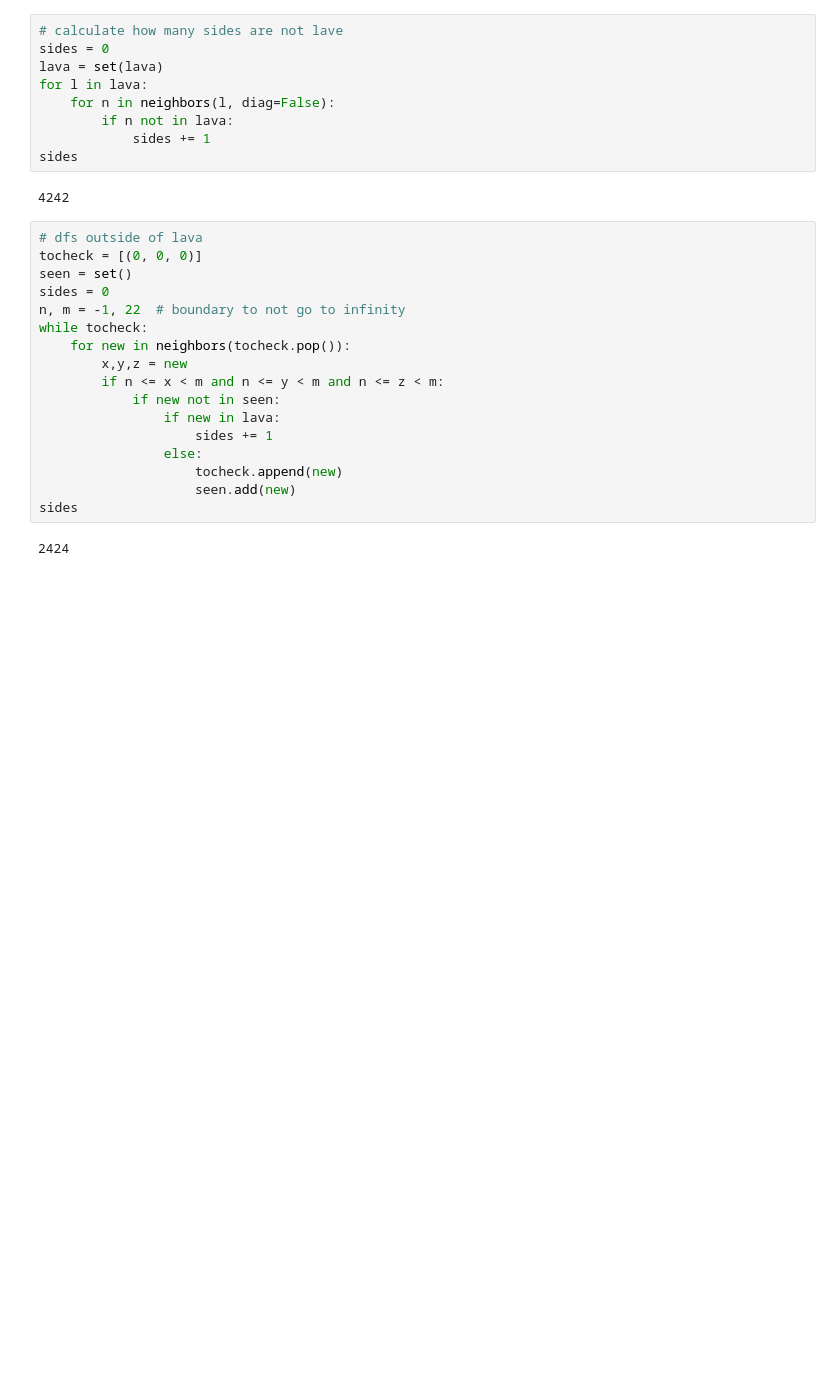
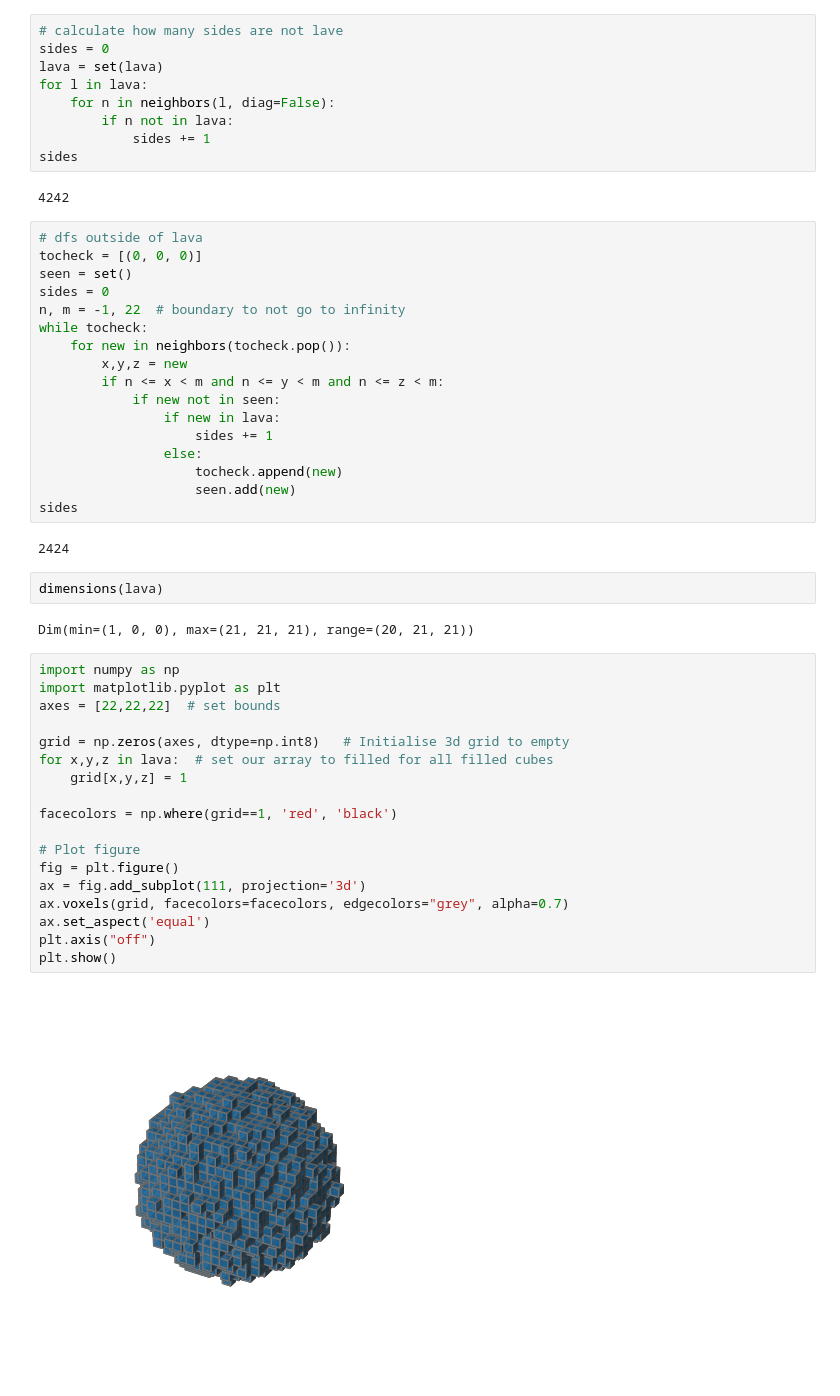
Before and after one commit to jvanelteren/advent_of_code, a Jupyter notebook: advent_of_code_2022/day 18 Boiling Boulders/solution.ipynb, the cells around one changed output. Saved outputs shown, nothing was run; the diff lists cells and outputs as text; blank space fills up the shorter version.

Commit message:
3d viz of lava

```diff
--- a/advent_of_code_2022/day 18 Boiling Boulders/solution.ipynb
+++ b/advent_of_code_2022/day 18 Boiling Boulders/solution.ipynb
@@ -38,3 +38,27 @@ while tocheck:
 sides
 # %% [output]
 2424
+# %%
+dimensions(lava)
+# %% [output]
+Dim(min=(1, 0, 0), max=(21, 21, 21), range=(20, 21, 21))
+# %%
+import numpy as np
+import matplotlib.pyplot as plt
+axes = [22,22,22]  # set bounds
+
+grid = np.zeros(axes, dtype=np.int8)   # Initialise 3d grid to empty
+for x,y,z in lava:  # set our array to filled for all filled cubes
+    grid[x,y,z] = 1
+
+facecolors = np.where(grid==1, 'red', 'black')
+
+# Plot figure
+fig = plt.figure()
+ax = fig.add_subplot(111, projection='3d')
+ax.voxels(grid, facecolors=facecolors, edgecolors="grey", alpha=0.7)
+ax.set_aspect('equal')
+plt.axis("off")
+plt.show()
+# %% [output]
+[figure, added]
```
